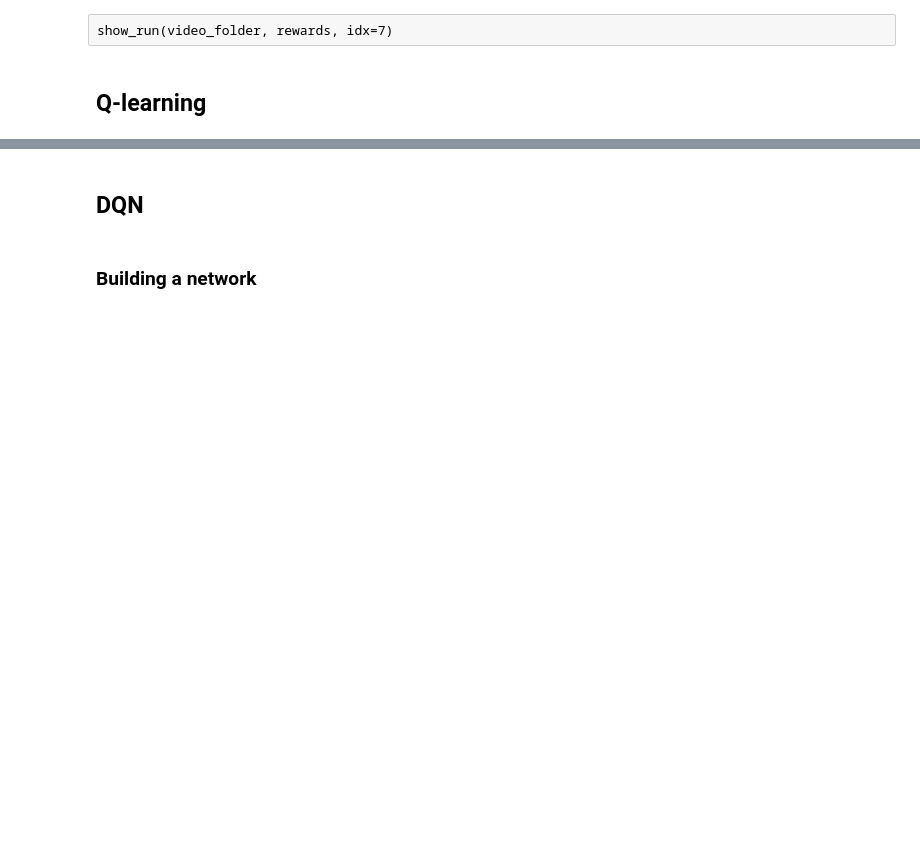
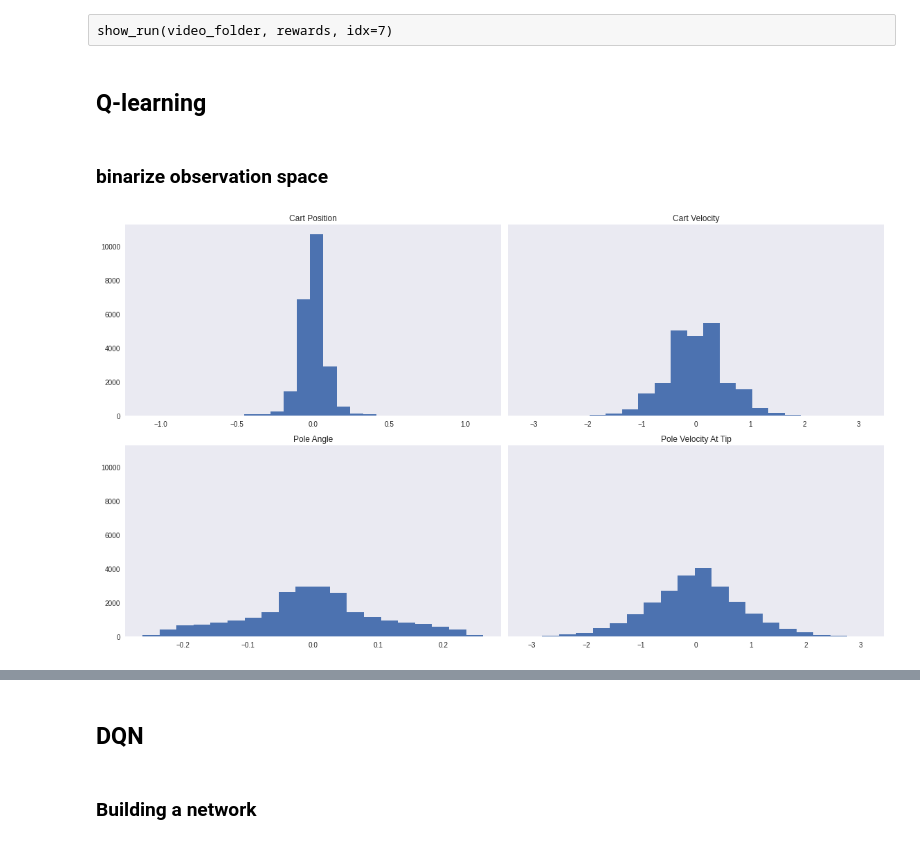
Before and after one commit to furiousteabag/ml-mipt-advanced, a Jupyter notebook: homeworks/lab2_rl/lab2_dqn_debug.ipynb, the cells around one changed output, grey strips where cells are left out. Cells and saved outputs as stored; diff of their text form; code cells hidden in the pictures; blank space fills up the shorter version.

```diff
--- a/homeworks/lab2_rl/lab2_dqn_debug.ipynb
+++ b/homeworks/lab2_rl/lab2_dqn_debug.ipynb
@@ -423,3 +428,31 @@ print(np.argsort(rewards))
 show_run(video_folder, rewards, idx=7)
 # %% [markdown]
 ## Q-learning
+# %% [markdown]
+### binarize observation space
+# %%
+def visualize_cartpole_observation_distribution(states):
+    states = np.array(states)
+    fig, axes = plt.subplots(2, 2, figsize=(16, 9), sharey=True)
+    axes = axes.flatten()
+    for i, title in enumerate(['Cart Position', 'Cart Velocity', 'Pole Angle', 'Pole Velocity At Tip']):
+        ax = axes[i]
+        ax.hist(states[:, i], bins=20)
+        ax.set_title(title)
+        xmin, xmax = ax.get_xlim()
+        ax.set_xlim(min(xmin, -xmax), max(-xmin, xmax))
+        ax.grid()
+
+    fig.tight_layout()
+# %%
+states = []
+for _ in range(1000):
+    states.append(env.reset())
+    done = False
+    while not done:
+        state, _, done, _ = env.step(env.action_space.sample())
+        states.append(state)
+
+visualize_cartpole_observation_distribution(states)
+# %% [output]
+[figure, added]
```
Also changed, not shown: parts of 21 cells of this notebook.
